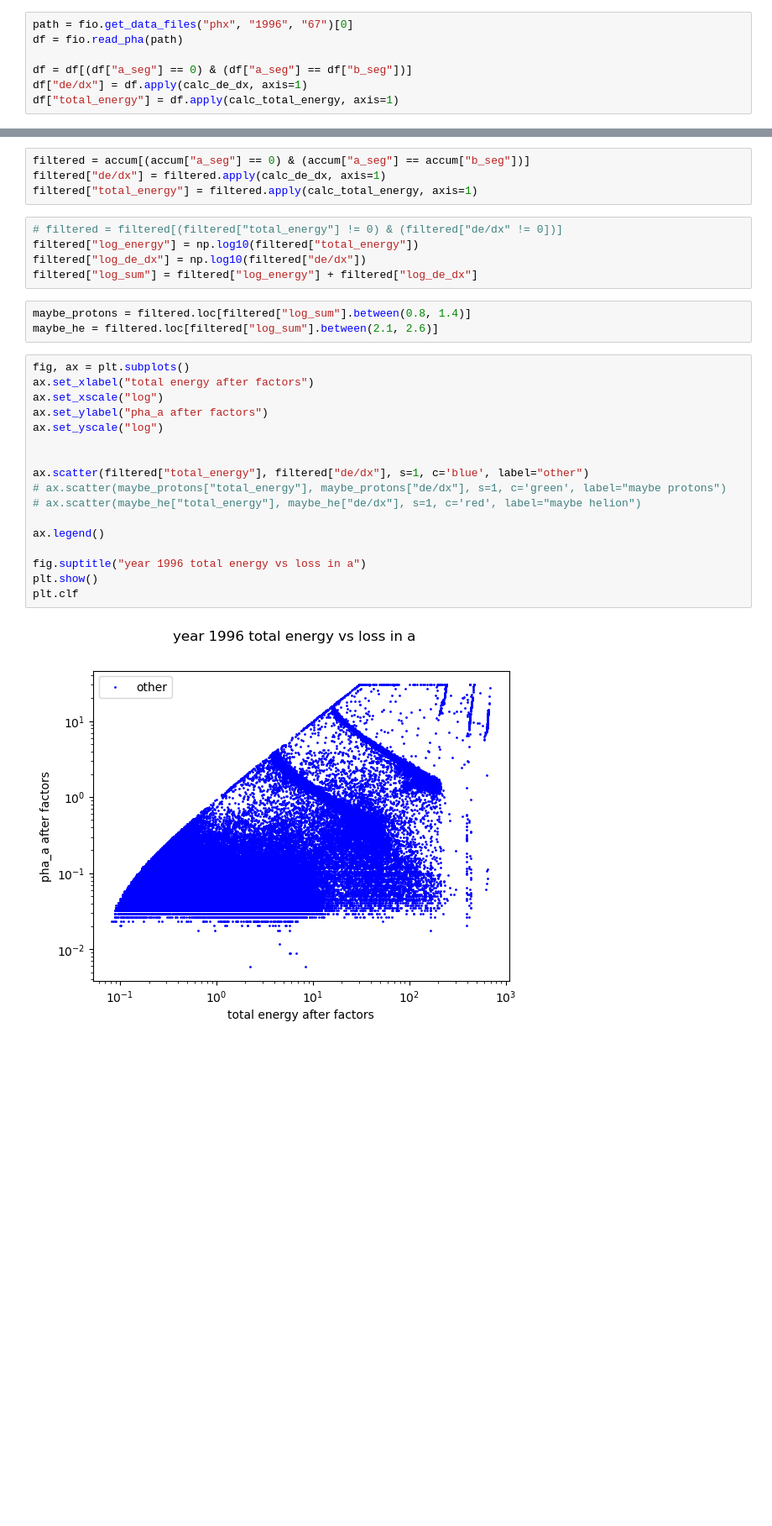
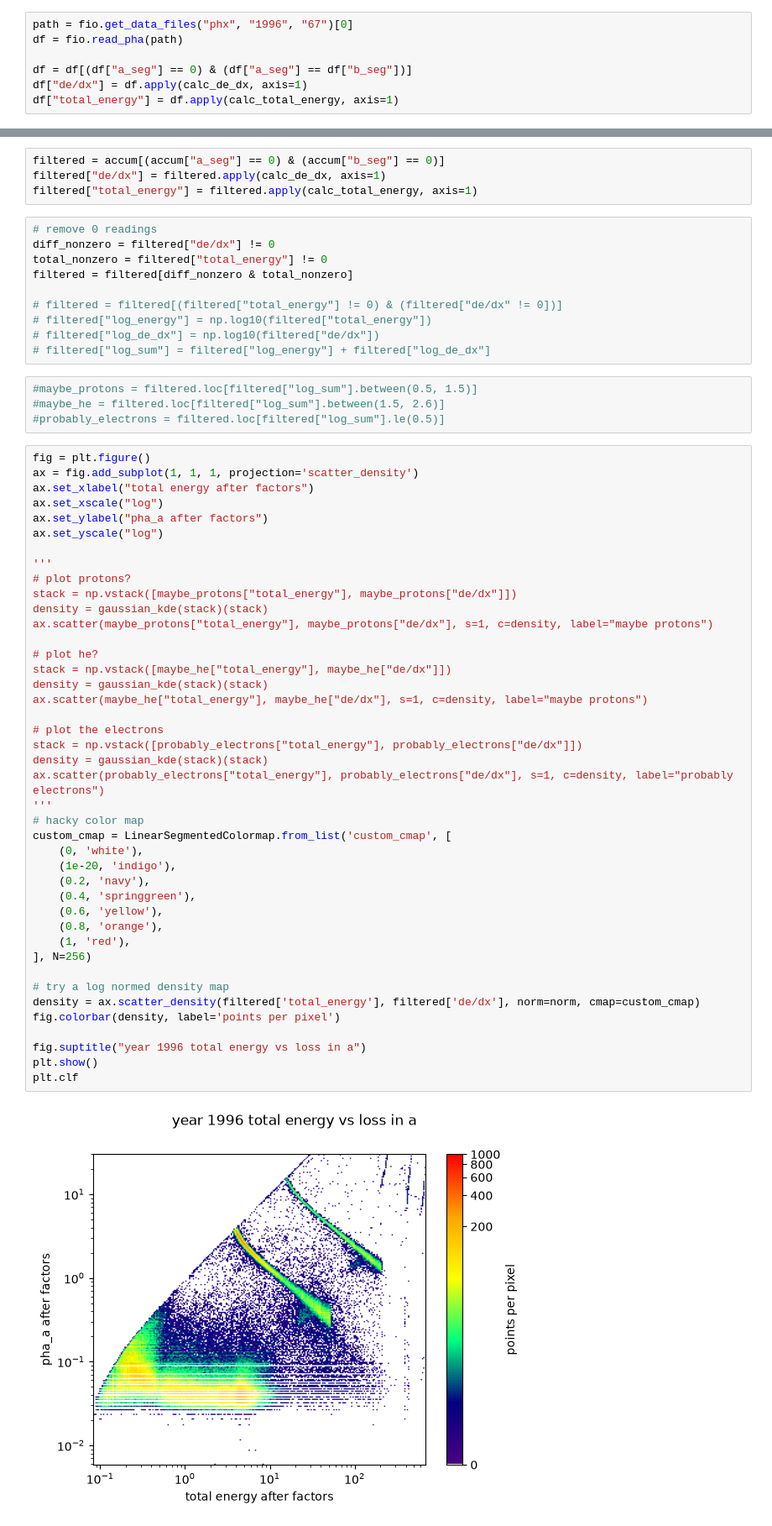
Before and after one commit to charliehuang888/ephin-predict, a Jupyter notebook: nb/particle_energy.ipynb, the cells around one changed output, grey strips where cells are left out. Shown at 84% size. Drawn from its saved outputs; the diff is of its cells as text; blank space fills up the shorter version.

```diff
--- a/nb/particle_energy.ipynb
+++ b/nb/particle_energy.ipynb
@@ -69,34 +82,65 @@ plt.clf()
 files_1996 = fio.get_data_files("phx", "1996")
 accum = pd.concat([fio.read_pha(f) for f in files_1996])
 # %%
-filtered = accum[(accum["a_seg"] == 0) & (accum["a_seg"] == accum["b_seg"])]
+filtered = accum[(accum["a_seg"] == 0) & (accum["b_seg"] == 0)]
 filtered["de/dx"] = filtered.apply(calc_de_dx, axis=1)
 filtered["total_energy"] = filtered.apply(calc_total_energy, axis=1)
 # %%
+# remove 0 readings
+diff_nonzero = filtered["de/dx"] != 0
+total_nonzero = filtered["total_energy"] != 0
+filtered = filtered[diff_nonzero & total_nonzero]
+
 # filtered = filtered[(filtered["total_energy"] != 0) & (filtered["de/dx" != 0])]
-filtered["log_energy"] = np.log10(filtered["total_energy"])
-filtered["log_de_dx"] = np.log10(filtered["de/dx"])
-filtered["log_sum"] = filtered["log_energy"] + filtered["log_de_dx"]
+# filtered["log_energy"] = np.log10(filtered["total_energy"])
+# filtered["log_de_dx"] = np.log10(filtered["de/dx"])
+# filtered["log_sum"] = filtered["log_energy"] + filtered["log_de_dx"]
 # %%
-maybe_protons = filtered.loc[filtered["log_sum"].between(0.8, 1.4)]
-maybe_he = filtered.loc[filtered["log_sum"].between(2.1, 2.6)]
+#maybe_protons = filtered.loc[filtered["log_sum"].between(0.5, 1.5)]
+#maybe_he = filtered.loc[filtered["log_sum"].between(1.5, 2.6)]
+#probably_electrons = filtered.loc[filtered["log_sum"].le(0.5)]
 # %%
-fig, ax = plt.subplots()
+fig = plt.figure()
+ax = fig.add_subplot(1, 1, 1, projection='scatter_density')
 ax.set_xlabel("total energy after factors")
 ax.set_xscale("log")
 ax.set_ylabel("pha_a after factors")
 ax.set_yscale("log")
 
+'''
+# plot protons?
+stack = np.vstack([maybe_protons["total_energy"], maybe_protons["de/dx"]])
+density = gaussian_kde(stack)(stack)
+ax.scatter(maybe_protons["total_energy"], maybe_protons["de/dx"], s=1, c=density, label="maybe protons")
 
-ax.scatter(filtered["total_energy"], filtered["de/dx"], s=1, c='blue', label="other")
-# ax.scatter(maybe_protons["total_energy"], maybe_protons["de/dx"], s=1, c='green', label="maybe protons")
-# ax.scatter(maybe_he["total_energy"], maybe_he["de/dx"], s=1, c='red', label="maybe helion")
+# plot he?
+stack = np.vstack([maybe_he["total_energy"], maybe_he["de/dx"]])
+density = gaussian_kde(stack)(stack)
+ax.scatter(maybe_he["total_energy"], maybe_he["de/dx"], s=1, c=density, label="maybe protons")
 
-ax.legend()
+# plot the electrons
+stack = np.vstack([probably_electrons["total_energy"], probably_electrons["de/dx"]])
+density = gaussian_kde(stack)(stack)
+ax.scatter(probably_electrons["total_energy"], probably_electrons["de/dx"], s=1, c=density, label="probably electrons")
+'''
+# hacky color map
+custom_cmap = LinearSegmentedColormap.from_list('custom_cmap', [
+    (0, 'white'),
+    (1e-20, 'indigo'),
+    (0.2, 'navy'),
+    (0.4, 'springgreen'),
+    (0.6, 'yellow'),
+    (0.8, 'orange'),
+    (1, 'red'),
+], N=256)
+
+# try a log normed density map
+density = ax.scatter_density(filtered['total_energy'], filtered['de/dx'], norm=norm, cmap=custom_cmap)
+fig.colorbar(density, label='points per pixel')
 
 fig.suptitle("year 1996 total energy vs loss in a")
 plt.show()
 plt.clf
 # %% [output]
-[figure, old version]
+[figure, new version]
 <function matplotlib.pyplot.clf() -> 'None'>
```
Also changed, not shown: parts of 11 cells of this notebook, 10 other files.
